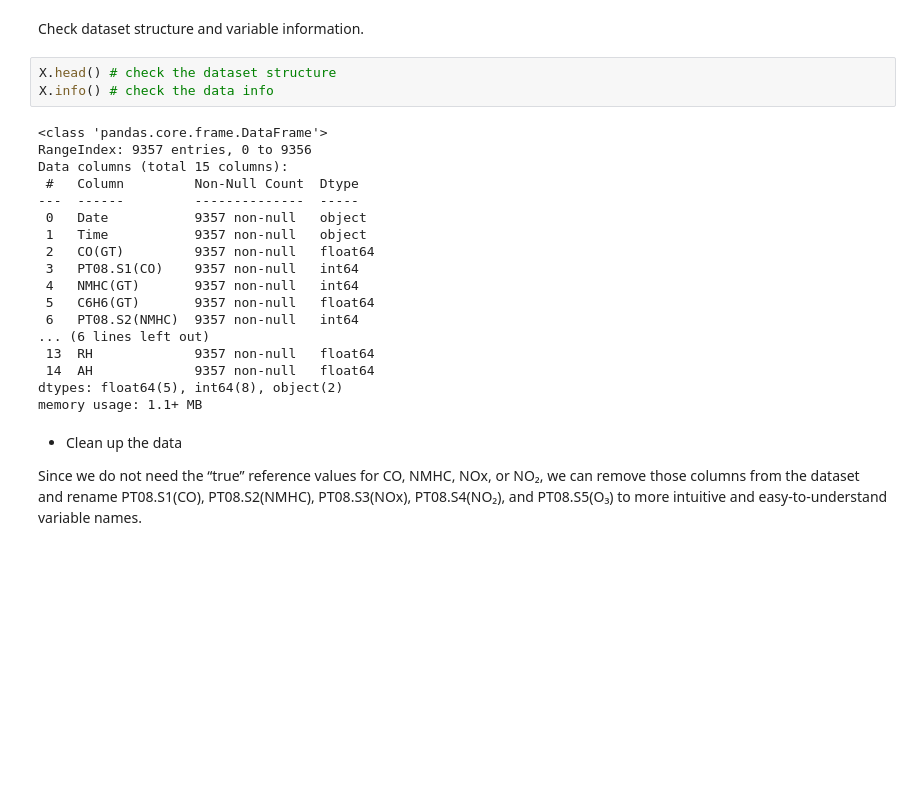
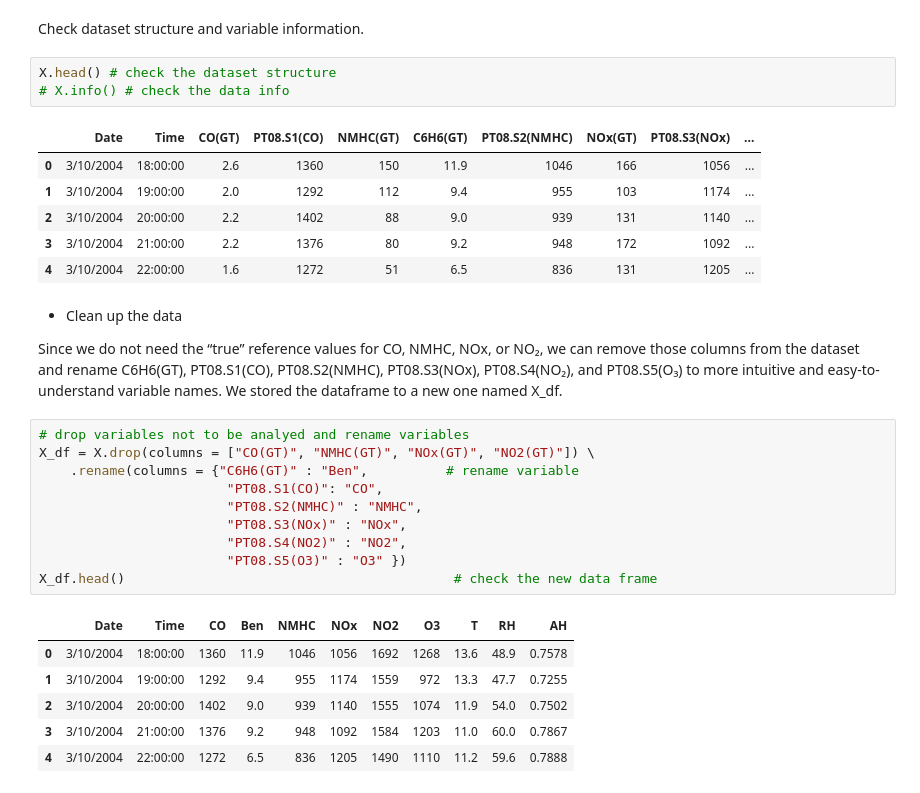
Before and after one commit to bingxiaochen/ST-554-Project1, a Jupyter notebook: Task2/Project1_Task2_Hui.ipynb, the cells around one changed output. Saved outputs shown, nothing was run; the diff lists cells and outputs as text; blank space fills up the shorter version.

```diff
--- a/Task2/Project1_Task2_Hui.ipynb
+++ b/Task2/Project1_Task2_Hui.ipynb
@@ -38,26 +38,32 @@ y = air_quality.data.targets
 Check dataset structure and variable information.
 # %%
 X.head() # check the dataset structure
-X.info() # check the data info
+# X.info() # check the data info
 # %% [output]
-<class 'pandas.core.frame.DataFrame'>
-RangeIndex: 9357 entries, 0 to 9356
-Data columns (total 15 columns):
- #   Column         Non-Null Count  Dtype
----  ------         --------------  -----
- 0   Date           9357 non-null   object
- 1   Time           9357 non-null   object
- 2   CO(GT)         9357 non-null   float64
- 3   PT08.S1(CO)    9357 non-null   int64
- 4   NMHC(GT)       9357 non-null   int64
- 5   C6H6(GT)       9357 non-null   float64
- 6   PT08.S2(NMHC)  9357 non-null   int64
-... (6 lines left out)
- 13  RH             9357 non-null   float64
- 14  AH             9357 non-null   float64
-dtypes: float64(5), int64(8), object(2)
-memory usage: 1.1+ MB
+|  | Date | Time | CO(GT) | PT08.S1(CO) | NMHC(GT) | C6H6(GT) | PT08.S2(NMHC) | NOx(GT) | PT08.S3(NOx) | ... |
+| 0 | 3/10/2004 | 18:00:00 | 2.6 | 1360 | 150 | 11.9 | 1046 | 166 | 1056 | ... |
+| 1 | 3/10/2004 | 19:00:00 | 2.0 | 1292 | 112 | 9.4 | 955 | 103 | 1174 | ... |
+| 2 | 3/10/2004 | 20:00:00 | 2.2 | 1402 | 88 | 9.0 | 939 | 131 | 1140 | ... |
+| 3 | 3/10/2004 | 21:00:00 | 2.2 | 1376 | 80 | 9.2 | 948 | 172 | 1092 | ... |
+| 4 | 3/10/2004 | 22:00:00 | 1.6 | 1272 | 51 | 6.5 | 836 | 131 | 1205 | ... |
 # %% [markdown]
 - Clean up the data
 
-Since we do not need the “true” reference values for CO, NMHC, NOx, or NO₂, we can remove those columns from the dataset and rename PT08.S1(CO), PT08.S2(NMHC), PT08.S3(NOx), PT08.S4(NO₂), and PT08.S5(O₃) to more intuitive and easy-to-understand variable names.
+Since we do not need the “true” reference values for CO, NMHC, NOx, or NO₂, we can remove those columns from the dataset and rename C6H6(GT), PT08.S1(CO), PT08.S2(NMHC), PT08.S3(NOx), PT08.S4(NO₂), and PT08.S5(O₃) to more intuitive and easy-to-understand variable names. We stored the dataframe to a new one named X_df.
+# %%
+# drop variables not to be analyed and rename variables
+X_df = X.drop(columns = ["CO(GT)", "NMHC(GT)", "NOx(GT)", "NO2(GT)"]) \
+    .rename(columns = {"C6H6(GT)" : "Ben",          # rename variable
+                        "PT08.S1(CO)": "CO",
+                        "PT08.S2(NMHC)" : "NMHC",
+                        "PT08.S3(NOx)" : "NOx",
+                        "PT08.S4(NO2)" : "NO2",
+                        "PT08.S5(O3)" : "O3" })
+X_df.head()                                          # check the new data frame
+# %% [output]
+|  | Date | Time | CO | Ben | NMHC | NOx | NO2 | O3 | T | RH | AH |
+| 0 | 3/10/2004 | 18:00:00 | 1360 | 11.9 | 1046 | 1056 | 1692 | 1268 | 13.6 | 48.9 | 0.7578 |
+| 1 | 3/10/2004 | 19:00:00 | 1292 | 9.4 | 955 | 1174 | 1559 | 972 | 13.3 | 47.7 | 0.7255 |
+| 2 | 3/10/2004 | 20:00:00 | 1402 | 9.0 | 939 | 1140 | 1555 | 1074 | 11.9 | 54.0 | 0.7502 |
+| 3 | 3/10/2004 | 21:00:00 | 1376 | 9.2 | 948 | 1092 | 1584 | 1203 | 11.0 | 60.0 | 0.7867 |
+| 4 | 3/10/2004 | 22:00:00 | 1272 | 6.5 | 836 | 1205 | 1490 | 1110 | 11.2 | 59.6 | 0.7888 |
```
Also changed, not shown: parts of 5 cells of this notebook.
